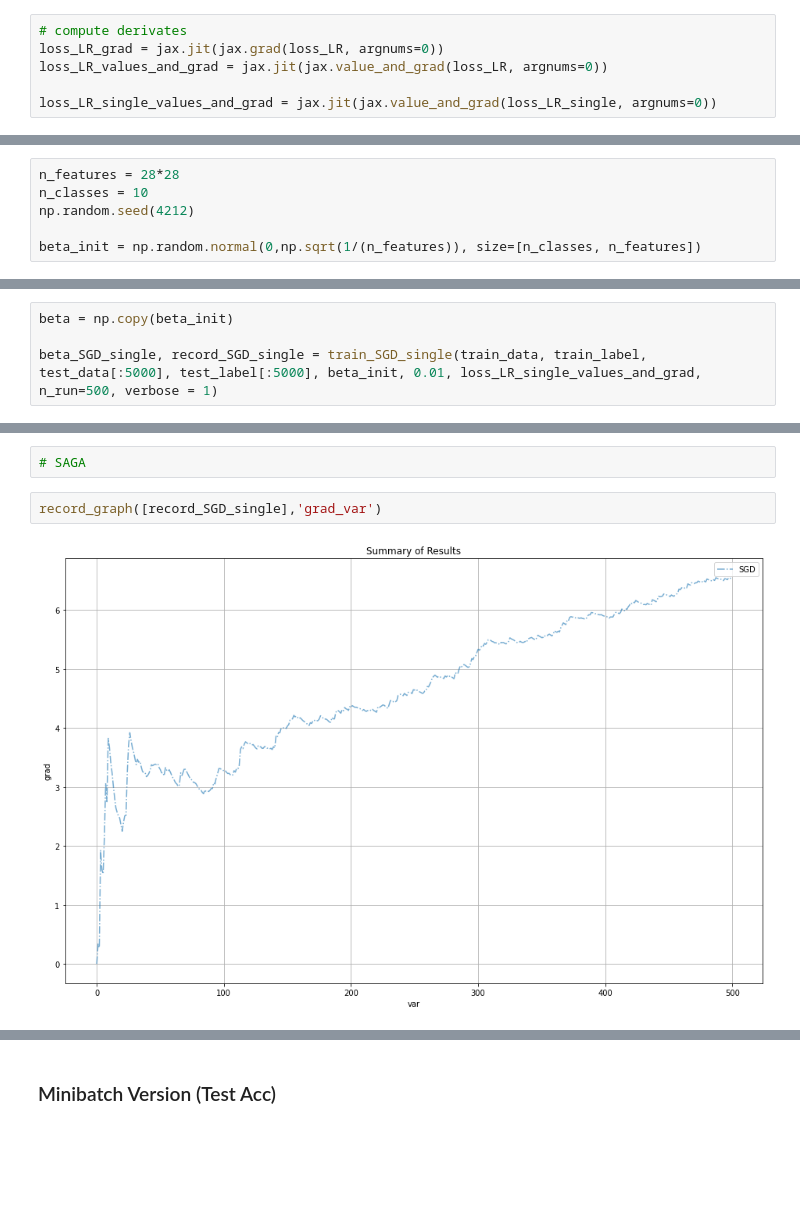
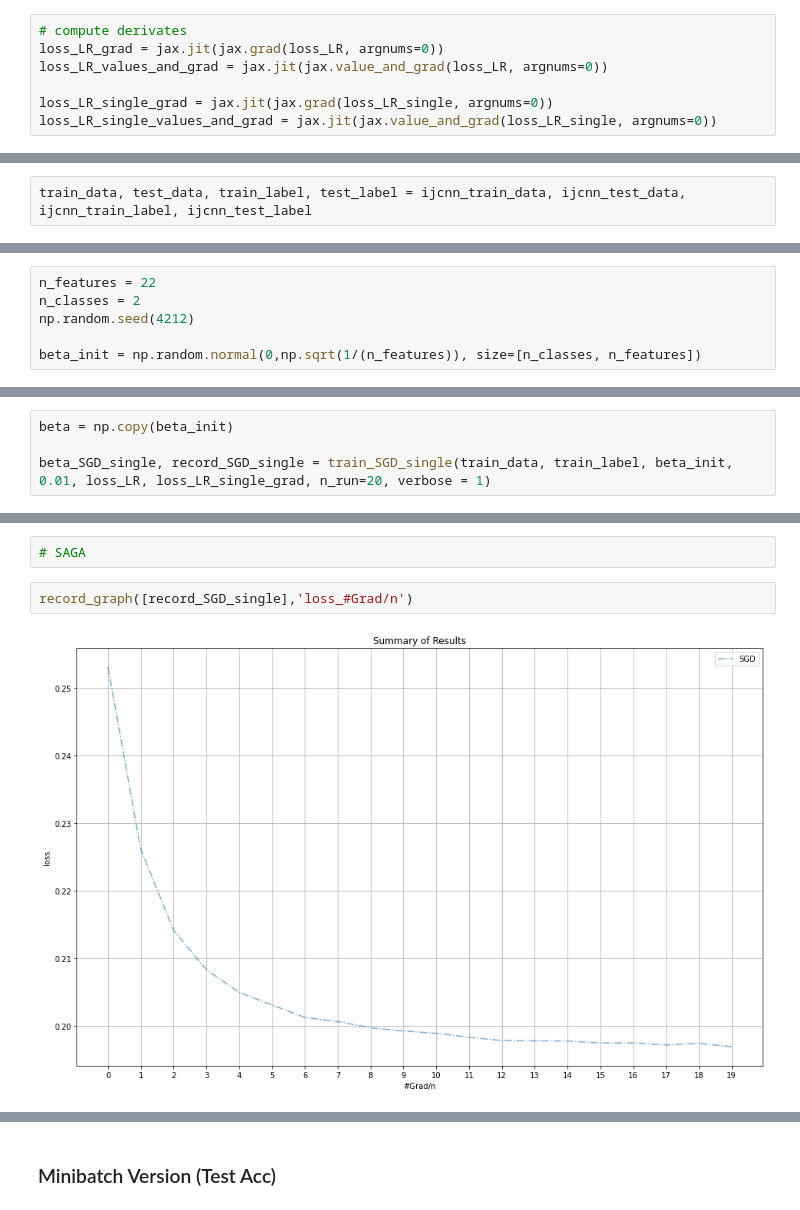
Before and after one commit to simonCodeZzz/DSA4212_Assignment2, a Jupyter notebook: try.ipynb, the cells around one changed output, grey strips where cells are left out. Drawn from its saved outputs; the diff is of its cells as text; blank space fills up the shorter version.

```diff
--- a/try.ipynb
+++ b/try.ipynb
@@ -436,6 +471,7 @@ def loss_LR_single(beta, x, y):
 loss_LR_grad = jax.jit(jax.grad(loss_LR, argnums=0))
 loss_LR_values_and_grad = jax.jit(jax.value_and_grad(loss_LR, argnums=0))
 
+loss_LR_single_grad = jax.jit(jax.grad(loss_LR_single, argnums=0))
 loss_LR_single_values_and_grad = jax.jit(jax.value_and_grad(loss_LR_single, argnums=0))
 # %% [markdown]
 ### Testing Grad Var Calculation
@@ -792,0 +838,2 @@ mnist_train_images.shape
+# %%
+train_data, test_data, train_label, test_label = ijcnn_train_data, ijcnn_test_data, ijcnn_train_label, ijcnn_test_label
@@ -793,6 +850,6 @@ mnist_train_images.shape
 # %%
-n_features = 28*28
-n_classes = 10
+n_features = 22
+n_classes = 2
 np.random.seed(4212)
 
 beta_init = np.random.normal(0,np.sqrt(1/(n_features)), size=[n_classes, n_features])
@@ -819,5 +862,5 @@ print(test_data.shape)
 # %%
 beta = np.copy(beta_init)
 
-beta_SGD_single, record_SGD_single = train_SGD_single(train_data, train_label, test_data[:5000], test_label[:5000], beta_init, 0.01, loss_LR_single_values_and_grad, n_run=500, verbose = 1)
+beta_SGD_single, record_SGD_single = train_SGD_single(train_data, train_label, beta_init, 0.01, loss_LR, loss_LR_single_grad, n_run=20, verbose = 1)
 # %% [output]
@@ -838,6 +891,6 @@ Run 450: 27.14 seconds, Loss: 1.00, Test Accuracy: 0.694
 # %%
 # SAGA
 # %%
-record_graph([record_SGD_single],'grad_var')
+record_graph([record_SGD_single],'loss_#Grad/n')
 # %% [output]
-[figure, old version]
+[figure, new version]
```
Also changed, not shown: parts of 65 cells of this notebook, 4 other files.
